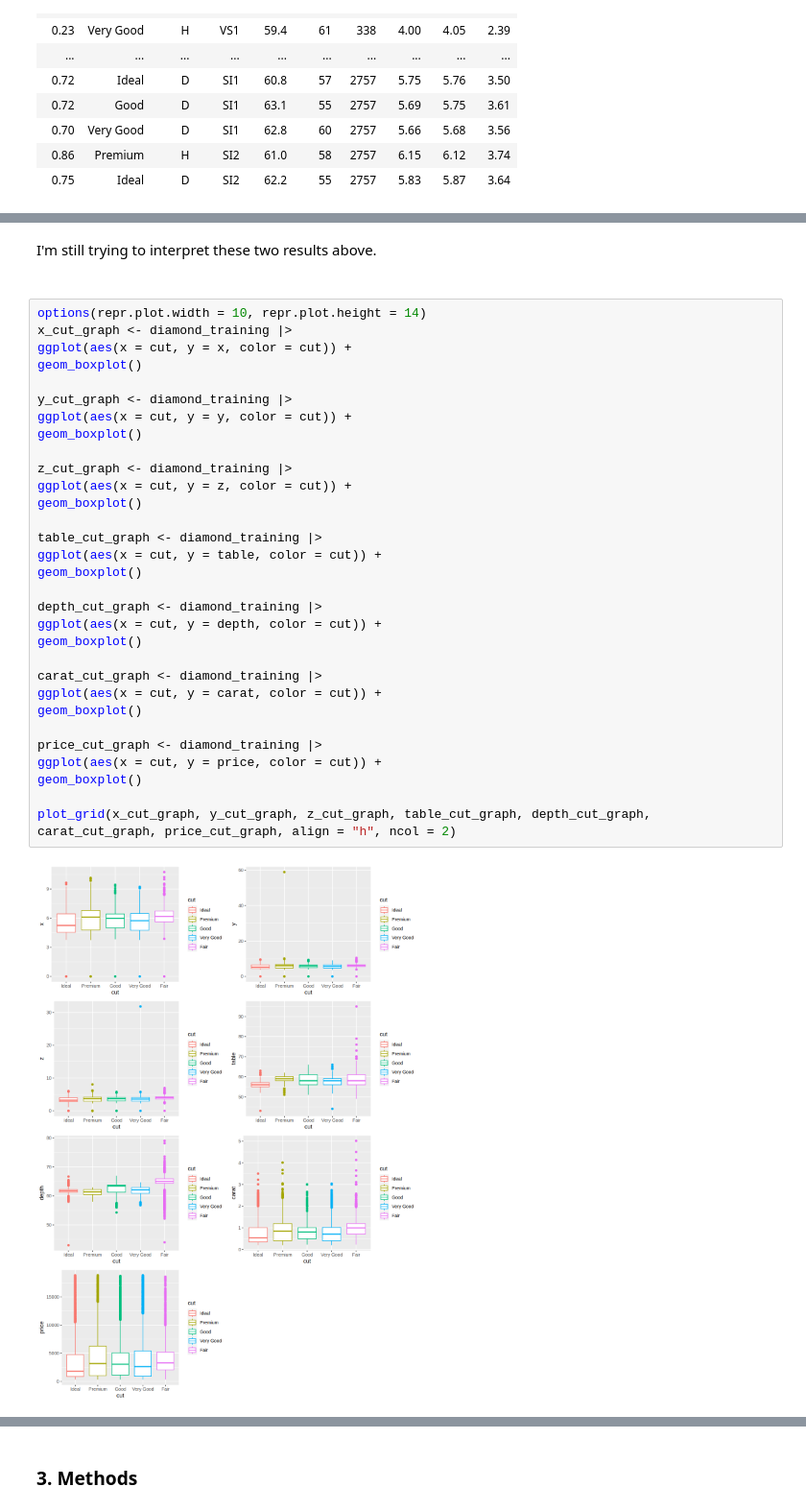
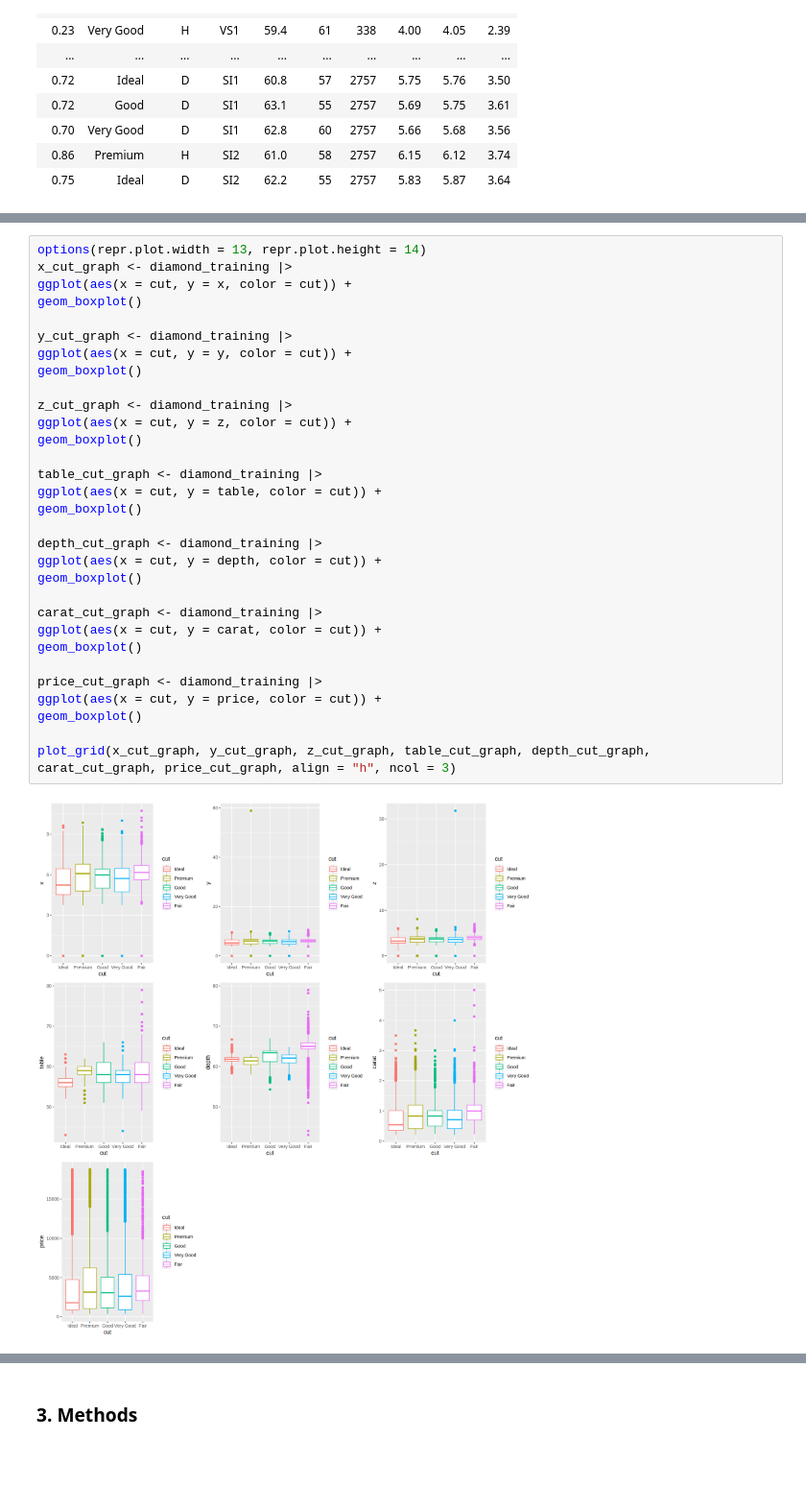
Before and after one commit to rubydelang/sonar_data, a Jupyter notebook: project_diamond.ipynb, the cells around one changed output, grey strips where cells are left out. Shown at 96% size. Saved outputs shown, nothing was run; the diff lists cells and outputs as text; blank space fills up the shorter version.

```diff
--- a/project_diamond.ipynb
+++ b/project_diamond.ipynb
@@ -172,36 +112,34 @@ plot_grid(color_graph, clarity_graph, align = "h", ncol = 2)
-# %% [markdown]
-I'm still trying to interpret these two results above.<br><br>
 # %%
-options(repr.plot.width = 10, repr.plot.height = 14)
+options(repr.plot.width = 13, repr.plot.height = 14)
 x_cut_graph <- diamond_training |>
 ggplot(aes(x = cut, y = x, color = cut)) +
 geom_boxplot()
 
 y_cut_graph <- diamond_training |>
 ggplot(aes(x = cut, y = y, color = cut)) +
 geom_boxplot()
 
 z_cut_graph <- diamond_training |>
 ggplot(aes(x = cut, y = z, color = cut)) +
 geom_boxplot()
 
 table_cut_graph <- diamond_training |>
 ggplot(aes(x = cut, y = table, color = cut)) +
 geom_boxplot()
 
 depth_cut_graph <- diamond_training |>
 ggplot(aes(x = cut, y = depth, color = cut)) +
 geom_boxplot()
 
 carat_cut_graph <- diamond_training |>
 ggplot(aes(x = cut, y = carat, color = cut)) +
 geom_boxplot()
 
 price_cut_graph <- diamond_training |>
 ggplot(aes(x = cut, y = price, color = cut)) +
 geom_boxplot()
 
-plot_grid(x_cut_graph, y_cut_graph, z_cut_graph, table_cut_graph, depth_cut_graph, carat_cut_graph, price_cut_graph, align = "h", ncol = 2)
+plot_grid(x_cut_graph, y_cut_graph, z_cut_graph, table_cut_graph, depth_cut_graph, carat_cut_graph, price_cut_graph, align = "h", ncol = 3)
 # %% [output]
-[figure, old version]
+[figure, new version]
 # %% [markdown]
```
Also changed, not shown: parts of 16 cells of this notebook.
